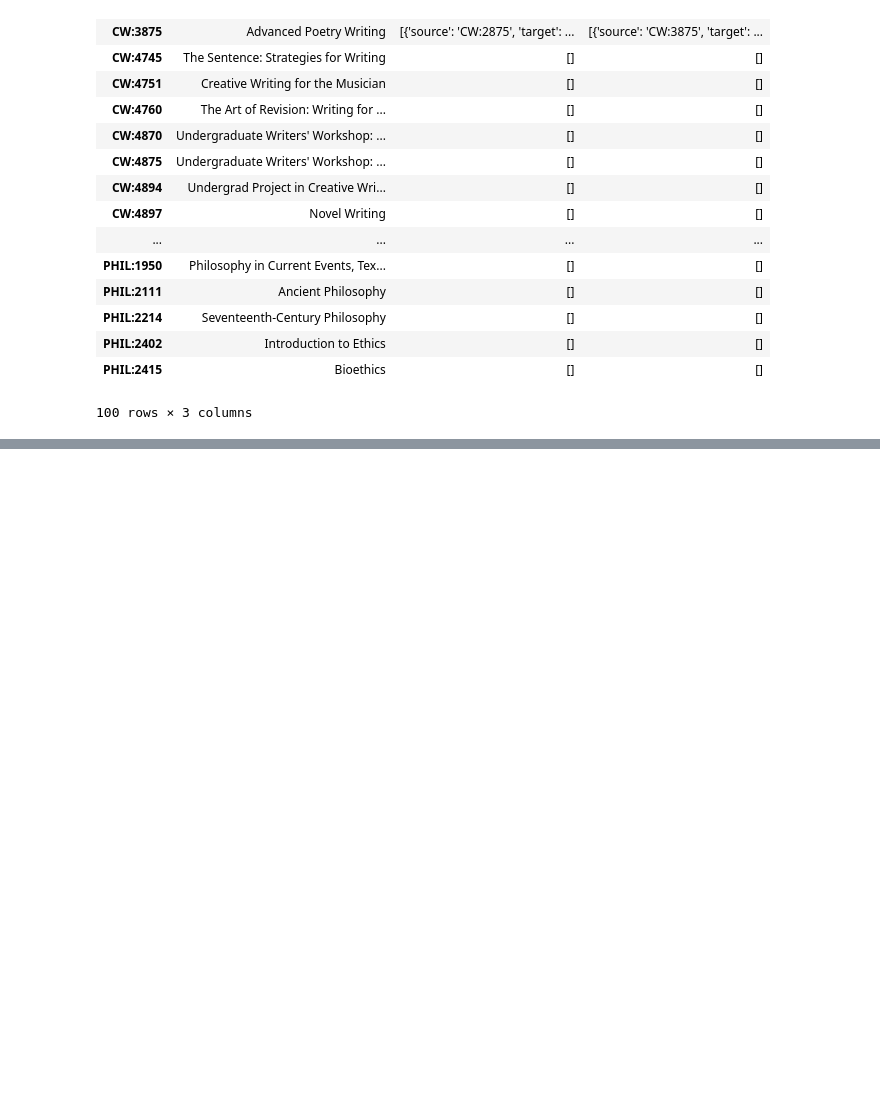
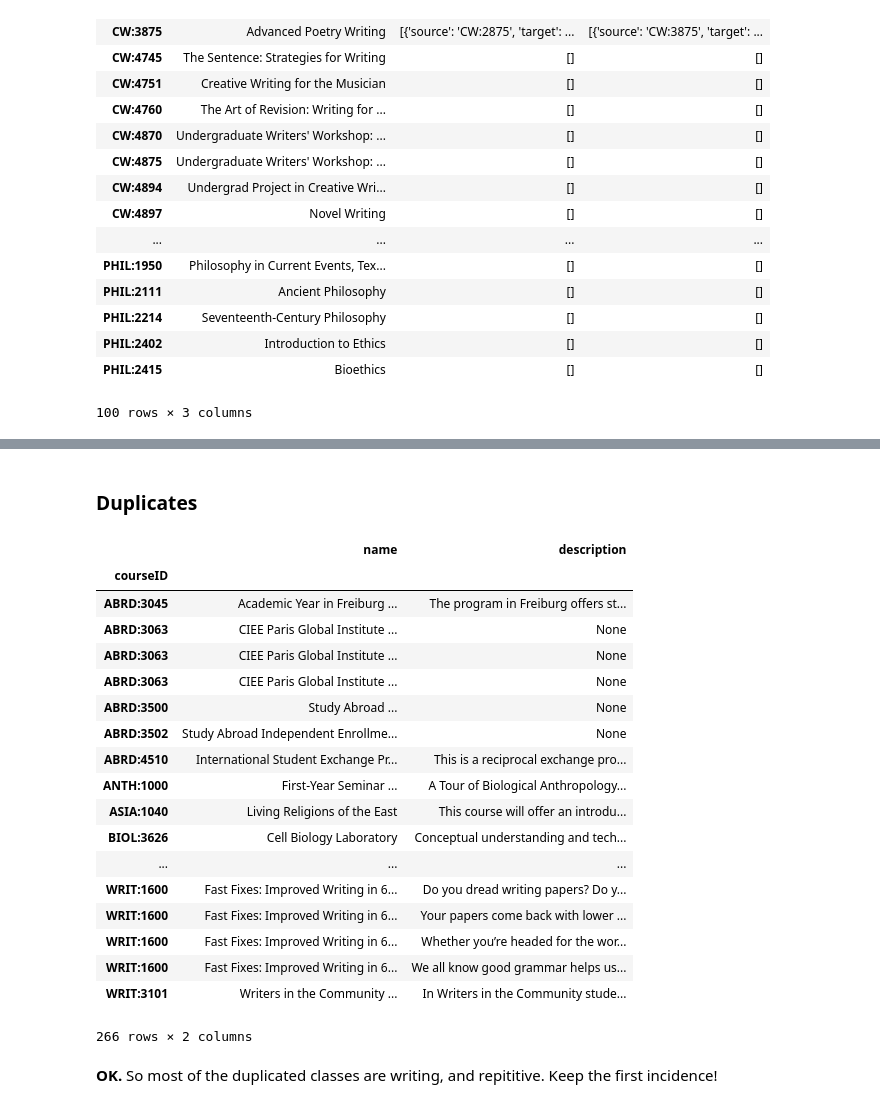
Before and after one commit to ryan-p-larson/hackathon, a Jupyter notebook: notebooks/06-network-creation.ipynb, the cells around one changed output, grey strips where cells are left out. Cells and saved outputs as stored; diff of their text form; code cells hidden in the pictures; blank space fills up the shorter version.

```diff
--- a/notebooks/06-network-creation.ipynb
+++ b/notebooks/06-network-creation.ipynb
@@ -53,0 +67,8 @@ dtype: object
+# %%
+# filter out the classes that don't exist
+courseIDs = set(df['courseID'].unique().tolist())
+have_course = lambda x: x['source'] in courseIDs and x['target'] in courseIDs
+
+
+filtered_list = [i for i in prereqs_list if have_course(i) == False]
+prereqs_list = [i for i in prereqs_list if have_course(i)]
@@ -53,0 +84,11 @@ dtype: object
+# %%
+granular_filter_list = []
+for i in filtered_list:
+    source = i['source']
+    target = i['target']
+    if (source not in courseIDs):
+        granular_filter_list.append(source)
+    if (target not in courseIDs):
+        granular_filter_list.append(target)
+
+granular_filter_list[:10]
@@ -126,4 +178,4 @@ indexed_df[['name', 'prereqs', 'after']].iloc[400:500]
 | PHIL:2415 | Bioethics | [] | [] |
 100 rows × 3 columns
 # %%
-indexed_df.rename(columns={'Description': 'description', 'Link': 'link'})
+indexed_df.rename(columns={'Description': 'description', 'Link': 'link'}, inplace=True)
@@ -149,0 +182,28 @@ indexed_df.rename(columns={'Description': 'description', 'Link': 'link'})
+# %% [markdown]
+### Duplicates
+# %%
+# view duplicated
+duplicated = indexed_df[indexed_df.index.duplicated() == True].sort_index()
+duplicated[['name', 'description']]
+# %% [output]
+|  | name | description |
+| courseID |  |  |
+| ABRD:3045 | Academic Year in Freiburg ... | The program in Freiburg offers st... |
+| ABRD:3063 | CIEE Paris Global Institute ... | None |
+| ABRD:3063 | CIEE Paris Global Institute ... | None |
+| ABRD:3063 | CIEE Paris Global Institute ... | None |
+| ABRD:3500 | Study Abroad ... | None |
+| ABRD:3502 | Study Abroad Independent Enrollme... | None |
+| ABRD:4510 | International Student Exchange Pr... | This is a reciprocal exchange pro... |
+| ANTH:1000 | First-Year Seminar ... | A Tour of Biological Anthropology... |
+| ASIA:1040 | Living Religions of the East | This course will offer an introdu... |
+| BIOL:3626 | Cell Biology Laboratory | Conceptual understanding and tech... |
+| ... | ... | ... |
+| WRIT:1600 | Fast Fixes: Improved Writing in 6... | Do you dread writing papers? Do y... |
+| WRIT:1600 | Fast Fixes: Improved Writing in 6... | Your papers come back with lower ... |
+| WRIT:1600 | Fast Fixes: Improved Writing in 6... | Whether you’re headed for the wor... |
+| WRIT:1600 | Fast Fixes: Improved Writing in 6... | We all know good grammar helps us... |
+| WRIT:3101 | Writers in the Community ... | In Writers in the Community stude... |
+266 rows × 2 columns
+# %% [markdown]
+**OK.** So most of the duplicated classes are writing, and repititive. Keep the first incidence!
```
Also changed, not shown: parts of 16 cells of this notebook, 1 other file.
